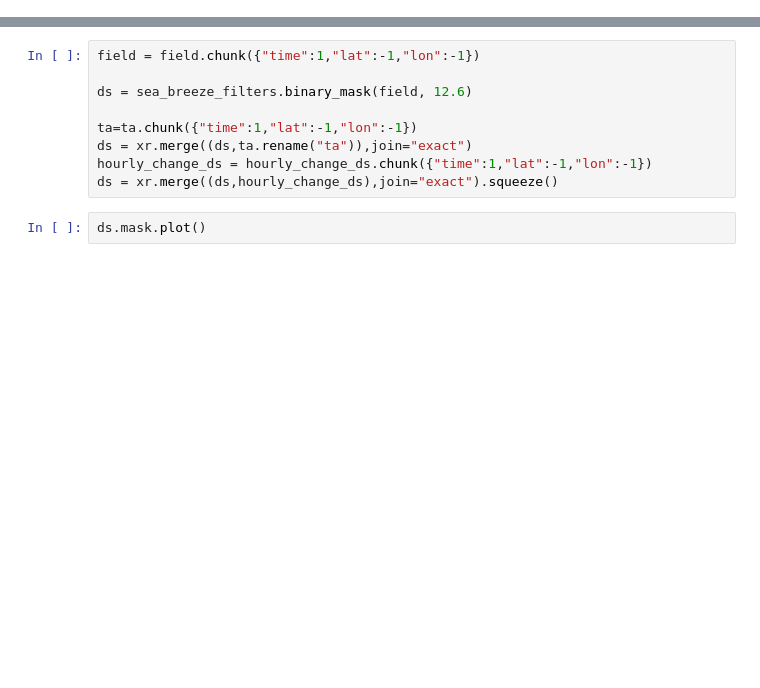
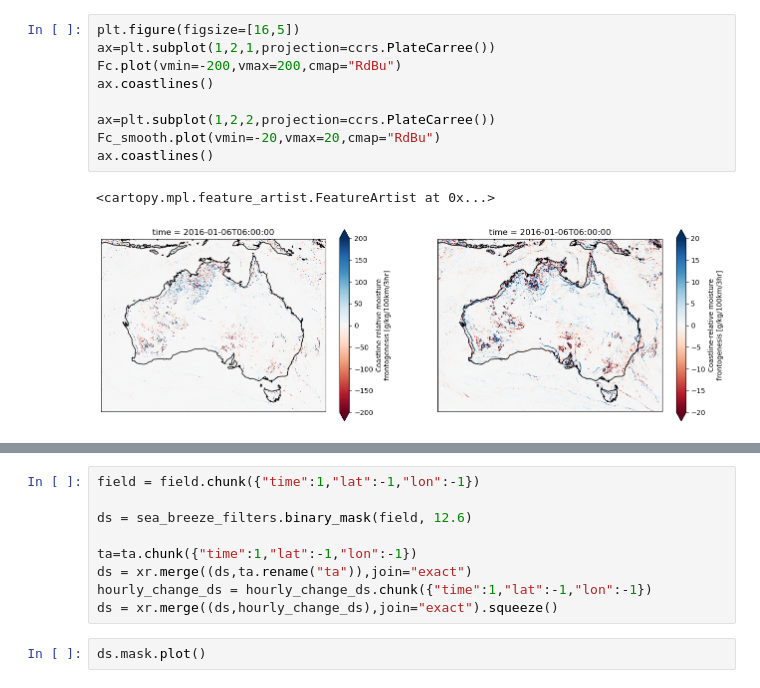
Before and after one commit to andrewbrown31/sea_breeze, a Jupyter notebook: test_notebooks/sea_breeze_detections/test_filtering.ipynb, the cells around one changed output, grey strips where cells are left out. Saved outputs shown, nothing was run; the diff lists cells and outputs as text; blank space fills up the shorter version.

```diff
--- a/test_notebooks/sea_breeze_detections/test_filtering.ipynb
+++ b/test_notebooks/sea_breeze_detections/test_filtering.ipynb
@@ -60,0 +123,12 @@ _,lsm = load_model_data.load_barra_static(
+# %%
+plt.figure(figsize=[16,5])
+ax=plt.subplot(1,2,1,projection=ccrs.PlateCarree())
+Fc.plot(vmin=-200,vmax=200,cmap="RdBu")
+ax.coastlines()
+
+ax=plt.subplot(1,2,2,projection=ccrs.PlateCarree())
+Fc_smooth.plot(vmin=-20,vmax=20,cmap="RdBu")
+ax.coastlines()
+# %% [output]
+<cartopy.mpl.feature_artist.FeatureArtist at 0x...>
+[figure, added]
```
Also changed, not shown: parts of 9 cells of this notebook, 1 other file.
